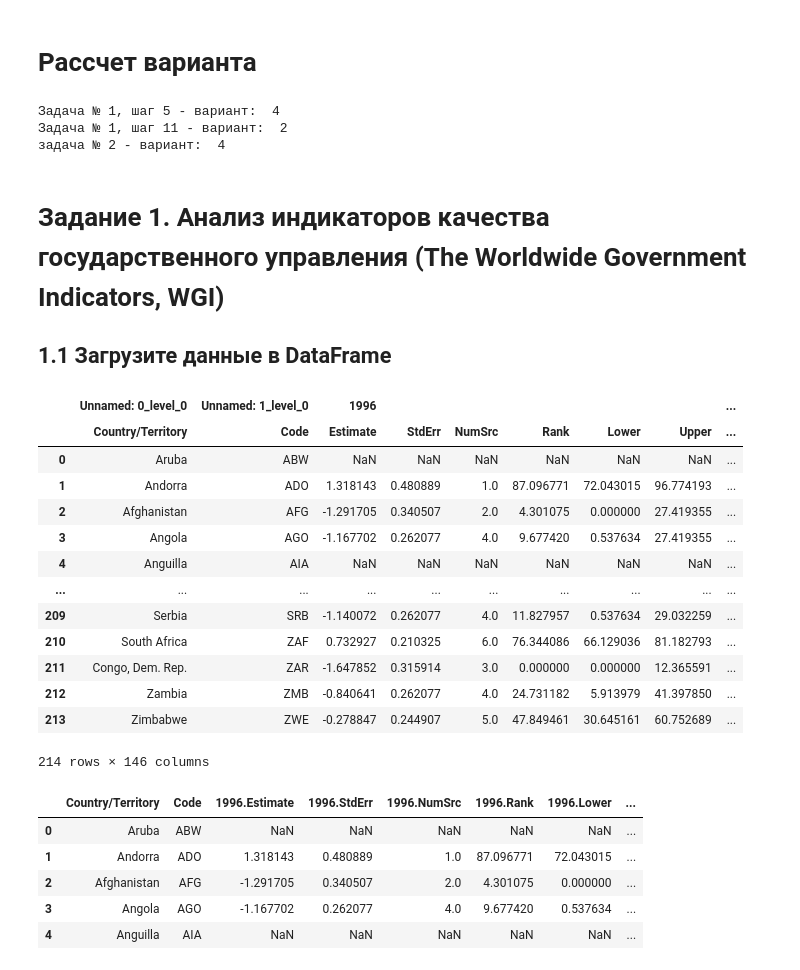
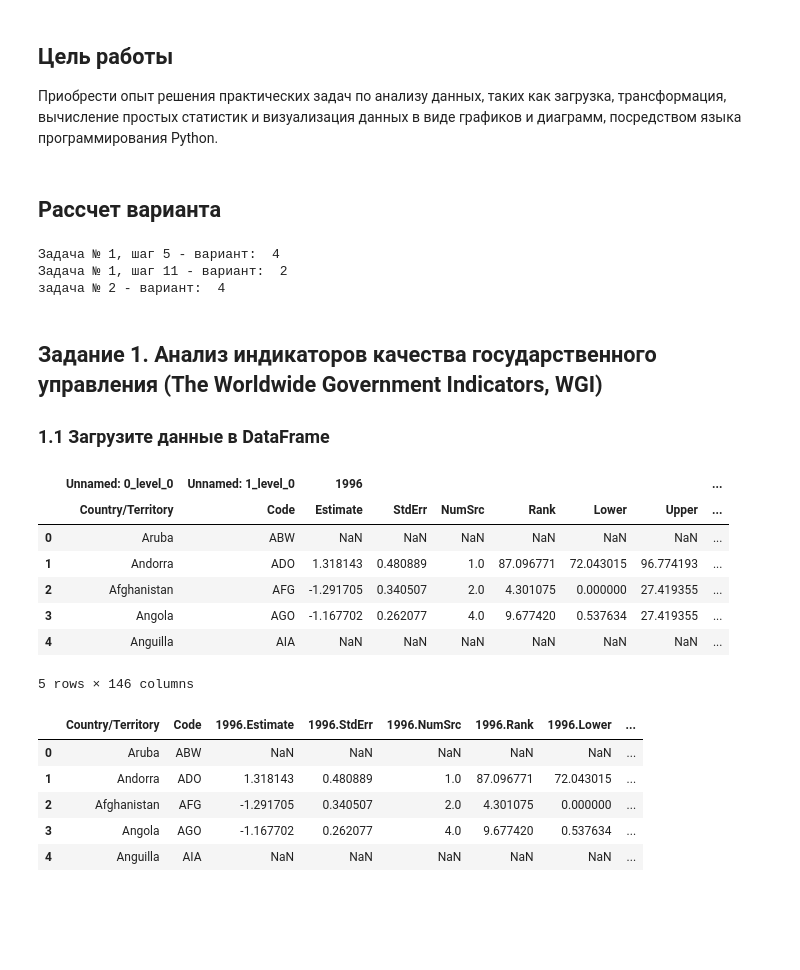
Before and after one commit to ch0c0-msk/ml-methods-hw-1, a Jupyter notebook: task1.ipynb, the cells around one changed output. Cells and saved outputs as stored; diff of their text form; code cells hidden in the pictures; blank space fills up the shorter version.

```diff
--- a/task1.ipynb
+++ b/task1.ipynb
@@ -1,5 +4,8 @@
+# %% [markdown]
+## Цель работы
+Приобрести опыт решения практических задач по анализу данных, таких как загрузка, трансформация, вычисление простых статистик и визуализация данных в виде графиков и диаграмм, посредством языка программирования Python.
 # %% [markdown]
-# Рассчет варианта
+## Рассчет варианта
 # %%
 surname = "Кадыров"  # Ваша фамилия
 
@@ -18,29 +24,23 @@ print("задача № 2 - вариант: ", variant % 4 + 1)
 Задача № 1, шаг 11 - вариант:  2
 задача № 2 - вариант:  4
 # %% [markdown]
-# Задание 1. Анализ индикаторов качества государственного управления (The Worldwide Government Indicators, WGI)
-## 1.1 Загрузите данные в DataFrame
+## Задание 1. Анализ индикаторов качества государственного управления (The Worldwide Government Indicators, WGI)
+### 1.1 Загрузите данные в DataFrame
 # %%
 import pandas as pd
 # %%
 # Загружаем data frame, используем двойной заголовок, чтобы сохранить года
 df = pd.read_excel('./data/wgidataset.xlsx', sheet_name='ControlofCorruption', header=[13,14])
-df
+df.head()
 # %% [output]
 |  | Unnamed: 0_level_0 | Unnamed: 1_level_0 | 1996 |  |  |  |  |  | ... |
 |  | Country/Territory | Code | Estimate | StdErr | NumSrc | Rank | Lower | Upper | ... |
 | 0 | Aruba | ABW | NaN | NaN | NaN | NaN | NaN | NaN | ... |
 | 1 | Andorra | ADO | 1.318143 | 0.480889 | 1.0 | 87.096771 | 72.043015 | 96.774193 | ... |
 | 2 | Afghanistan | AFG | -1.291705 | 0.340507 | 2.0 | 4.301075 | 0.000000 | 27.419355 | ... |
 | 3 | Angola | AGO | -1.167702 | 0.262077 | 4.0 | 9.677420 | 0.537634 | 27.419355 | ... |
 | 4 | Anguilla | AIA | NaN | NaN | NaN | NaN | NaN | NaN | ... |
-| ... | ... | ... | ... | ... | ... | ... | ... | ... | ... |
-| 209 | Serbia | SRB | -1.140072 | 0.262077 | 4.0 | 11.827957 | 0.537634 | 29.032259 | ... |
-| 210 | South Africa | ZAF | 0.732927 | 0.210325 | 6.0 | 76.344086 | 66.129036 | 81.182793 | ... |
-| 211 | Congo, Dem. Rep. | ZAR | -1.647852 | 0.315914 | 3.0 | 0.000000 | 0.000000 | 12.365591 | ... |
-| 212 | Zambia | ZMB | -0.840641 | 0.262077 | 4.0 | 24.731182 | 5.913979 | 41.397850 | ... |
-| 213 | Zimbabwe | ZWE | -0.278847 | 0.244907 | 5.0 | 47.849461 | 30.645161 | 60.752689 | ... |
-214 rows × 146 columns
+5 rows × 146 columns
 # %%
 # Объединяем год и название столбца и приводим все к одинарному заголовку
 new_columns = [col[1] if col[1] in ['Country/Territory', 'Code'] else f"{col[0]}.{col[1]}" for col in df.columns]
```
Also changed, not shown: parts of 14 cells of this notebook, 27 other files.
